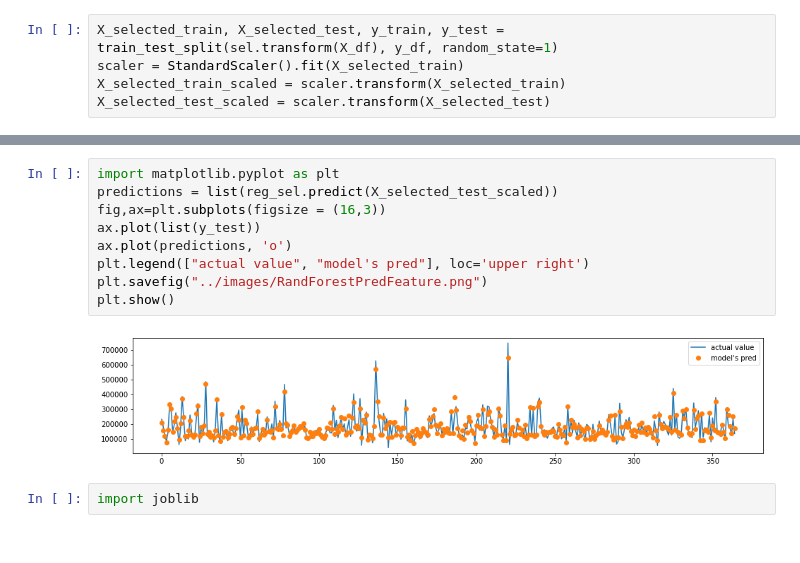
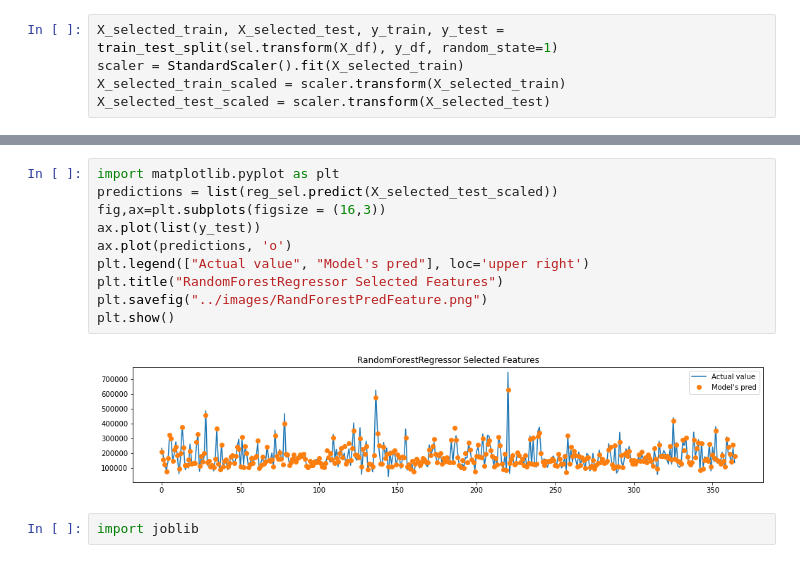
Before and after one commit to NKS8/California-Housing-Price-Predictor, a Jupyter notebook: static/data/housing.ipynb, the cells around one changed output, grey strips where cells are left out. Saved outputs shown, nothing was run; the diff lists cells and outputs as text.

```diff
--- a/static/data/housing.ipynb
+++ b/static/data/housing.ipynb
@@ -237,14 +236,15 @@ plt.show()
 # %%
 import matplotlib.pyplot as plt
 predictions = list(reg_sel.predict(X_selected_test_scaled))
 fig,ax=plt.subplots(figsize = (16,3))
 ax.plot(list(y_test))
 ax.plot(predictions, 'o')
-plt.legend(["actual value", "model's pred"], loc='upper right')
+plt.legend(["Actual value", "Model's pred"], loc='upper right')
+plt.title("RandomForestRegressor Selected Features")
 plt.savefig("../images/RandForestPredFeature.png")
 plt.show()
 # %% [output]
-[figure, old version]
+[figure, new version]
 # %%
 import joblib
 # %%
```
Also changed, not shown: parts of 11 cells of this notebook, 6 other files.
